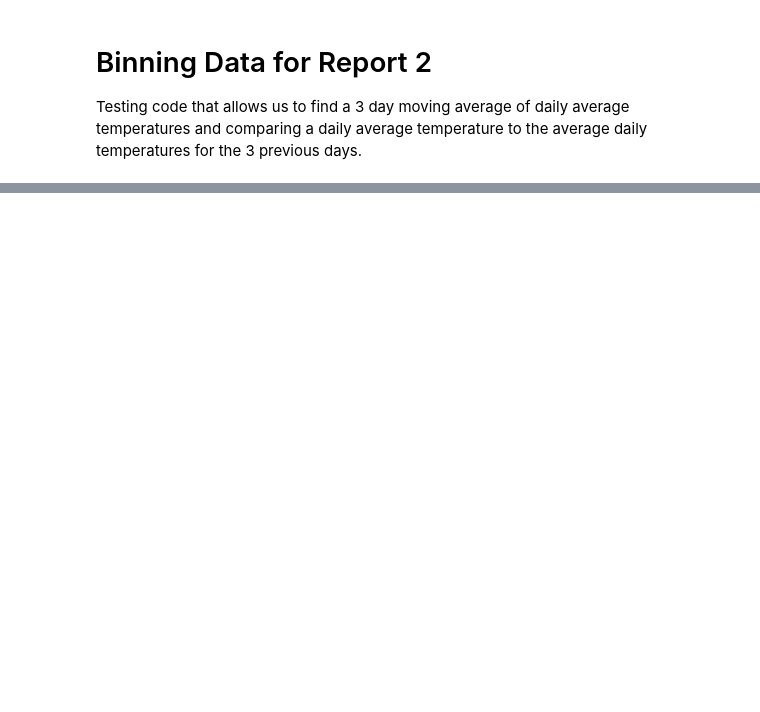
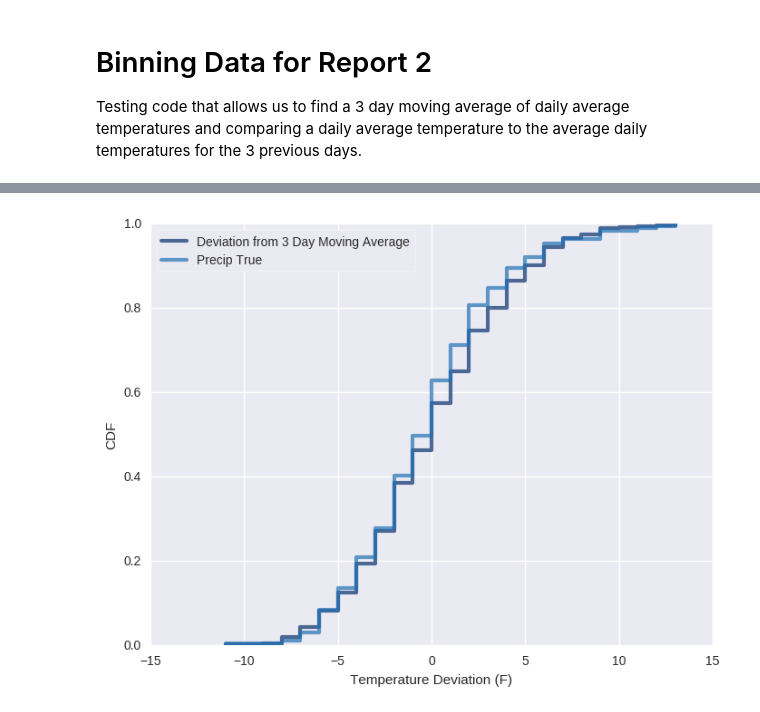
Before and after one commit to williamalu/data_science_weather, a Jupyter notebook: report2_bin_data.ipynb, the cells around one changed output, grey strips where cells are left out. Drawn from its saved outputs; the diff is of its cells as text; code cells hidden in the pictures; blank space fills up the shorter version.

```diff
--- a/report2_bin_data.ipynb
+++ b/report2_bin_data.ipynb
@@ -160,0 +146,12 @@ display(seatac_2015)
+# %%
+# Plots CDFs of all temperature deviation and temperature deviation when there is precipitation for comparison
+
+all_temp_dev_cdf = thinkstats2.Cdf(temp_deviation.round(decimals=0), label='Deviation from 3 Day Moving Average')
+precip_temp_dev_cdf = thinkstats2.Cdf(seatac_2015_precip_true['DEVFromAvg'].round(decimals=0), label='Precip True')
+
+thinkplot.Cdf(all_temp_dev_cdf)
+thinkplot.Cdf(precip_temp_dev_cdf)
+thinkplot.Config(xlabel='Temperature Deviation (F)', ylabel='CDF', loc='best')
+thinkplot.Show()
+# %% [output]
+[figure, added]
```
Also changed, not shown: parts of 11 cells of this notebook.
